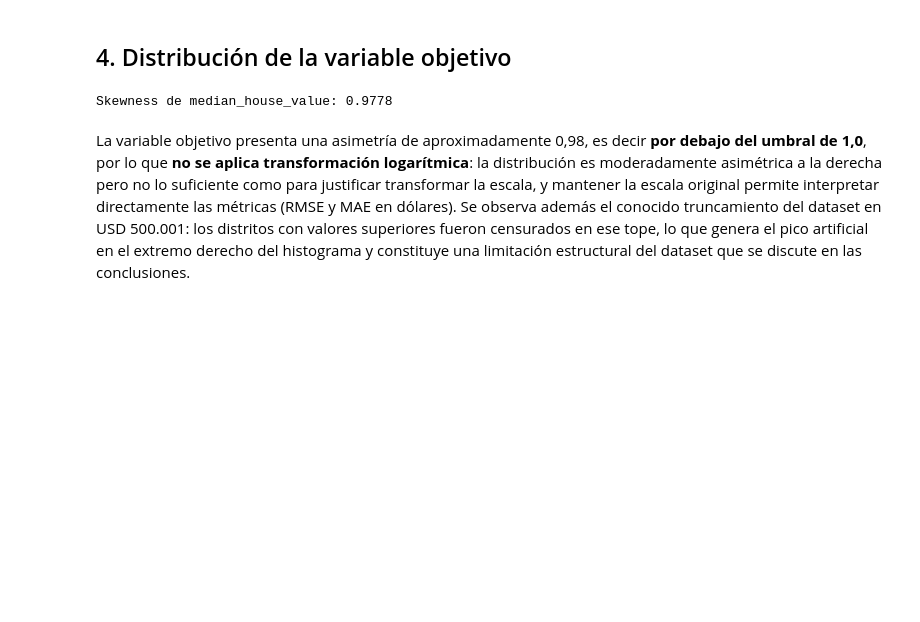
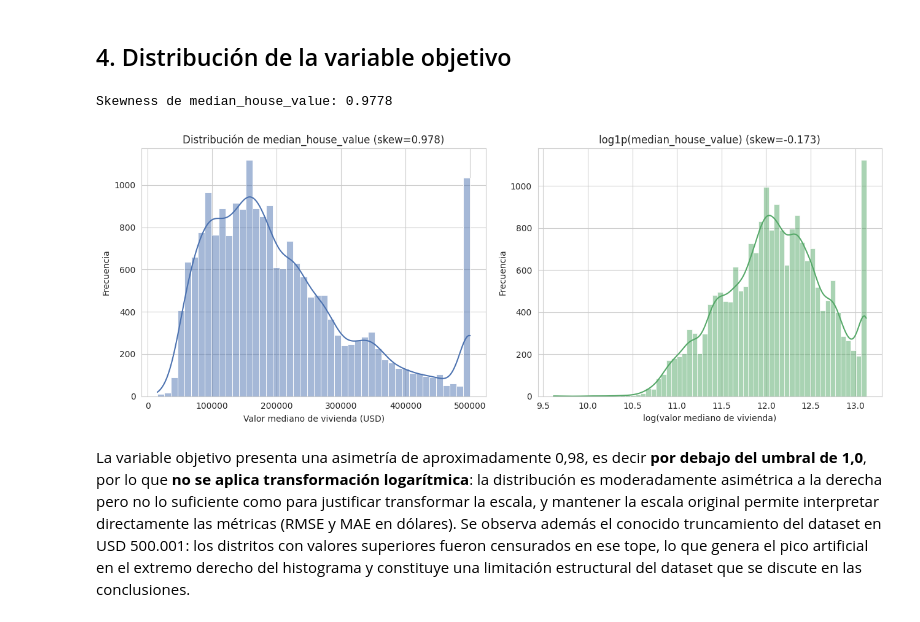
Before and after one commit to SotoAlt/ML1_ExamenAplicado_Soto_Rodrigo, a Jupyter notebook: ML1_ExamenAplicado_Soto_Rodrigo.ipynb, the cells around one changed output. Drawn from its saved outputs; the diff is of its cells as text; code cells hidden in the pictures; blank space fills up the shorter version.

```diff
--- a/ML1_ExamenAplicado_Soto_Rodrigo.ipynb
+++ b/ML1_ExamenAplicado_Soto_Rodrigo.ipynb
@@ -216,18 +219,19 @@ acotado porque su cola derecha (ingresos muy altos) es informativa pero domina l
 # %%
 skew_target = df["median_house_value"].skew()
 print(f"Skewness de median_house_value: {skew_target:.4f}")
 RESULTS["skew_target"] = round(float(skew_target), 4)
 
 fig, axes = plt.subplots(1, 2, figsize=(13, 5))
 sns.histplot(df["median_house_value"], kde=True, ax=axes[0], color="#4C72B0")
 axes[0].set_title(f"Distribución de median_house_value (skew={skew_target:.3f})")
 axes[0].set_xlabel("Valor mediano de vivienda (USD)"); axes[0].set_ylabel("Frecuencia")
 sns.histplot(np.log1p(df["median_house_value"]), kde=True, ax=axes[1], color="#55A868")
 axes[1].set_title(f"log1p(median_house_value) (skew={np.log1p(df['median_house_value']).skew():.3f})")
 axes[1].set_xlabel("log(valor mediano de vivienda)"); axes[1].set_ylabel("Frecuencia")
-plt.tight_layout(); plt.savefig("figures/04_target_distribucion.png", dpi=150); plt.close()
+plt.tight_layout(); plt.savefig("figures/04_target_distribucion.png", dpi=150); plt.show()
 # %% [output]
 Skewness de median_house_value: 0.9778
+[figure, added]
 # %% [markdown]
 La variable objetivo presenta una asimetría de aproximadamente 0,98, es decir **por debajo
 del umbral de 1,0**, por lo que **no se aplica transformación logarítmica**: la distribución
```
Also changed, not shown: parts of 13 cells of this notebook.
